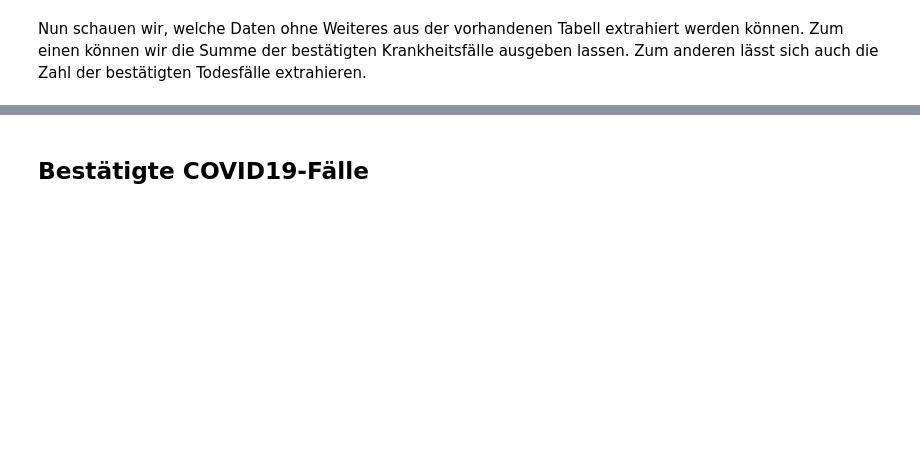
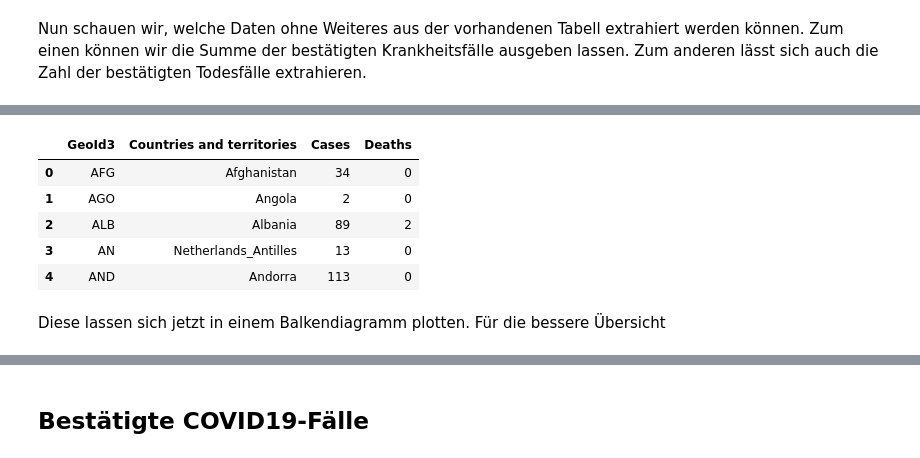
Before and after one commit to wohfab/datajournalism, a Jupyter notebook: wohlgemuth_bacl5_datajournalism.ipynb, the cells around one changed output, grey strips where cells are left out. Cells and saved outputs as stored; diff of their text form; code cells hidden in the pictures; blank space fills up the shorter version.

```diff
--- a/wohlgemuth_bacl5_datajournalism.ipynb
+++ b/wohlgemuth_bacl5_datajournalism.ipynb
@@ -184,0 +228,17 @@ Da die Daten in unserem Datensatz tageweise eingetragen sind, prüfen wir einmal
+# %%
+data_accumulated = data.groupby(['GeoId3',
+                                 "Countries and territories"],
+                                as_index=False).sum()[['GeoId3',
+                                                       'Countries and territories',
+                                                       'Cases',
+                                                       'Deaths']]
+data_accumulated.head()
+# %% [output]
+|  | GeoId3 | Countries and territories | Cases | Deaths |
+| 0 | AFG | Afghanistan | 34 | 0 |
+| 1 | AGO | Angola | 2 | 0 |
+| 2 | ALB | Albania | 89 | 2 |
+| 3 | AN | Netherlands_Antilles | 13 | 0 |
+| 4 | AND | Andorra | 113 | 0 |
+# %% [markdown]
+Diese lassen sich jetzt in einem Balkendiagramm plotten. Für die bessere Übersicht
```
Also changed, not shown: parts of 31 cells of this notebook, 2 other files.
